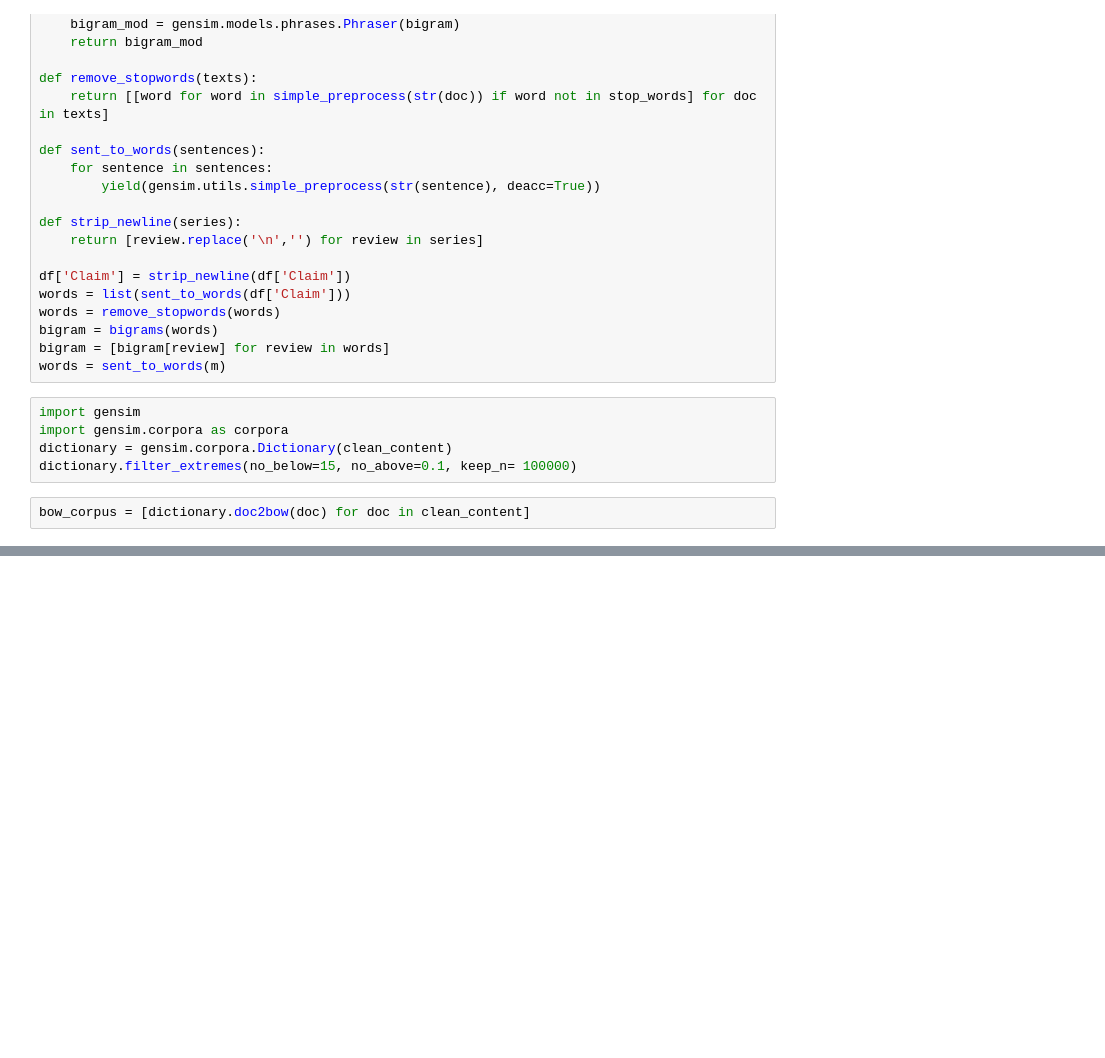
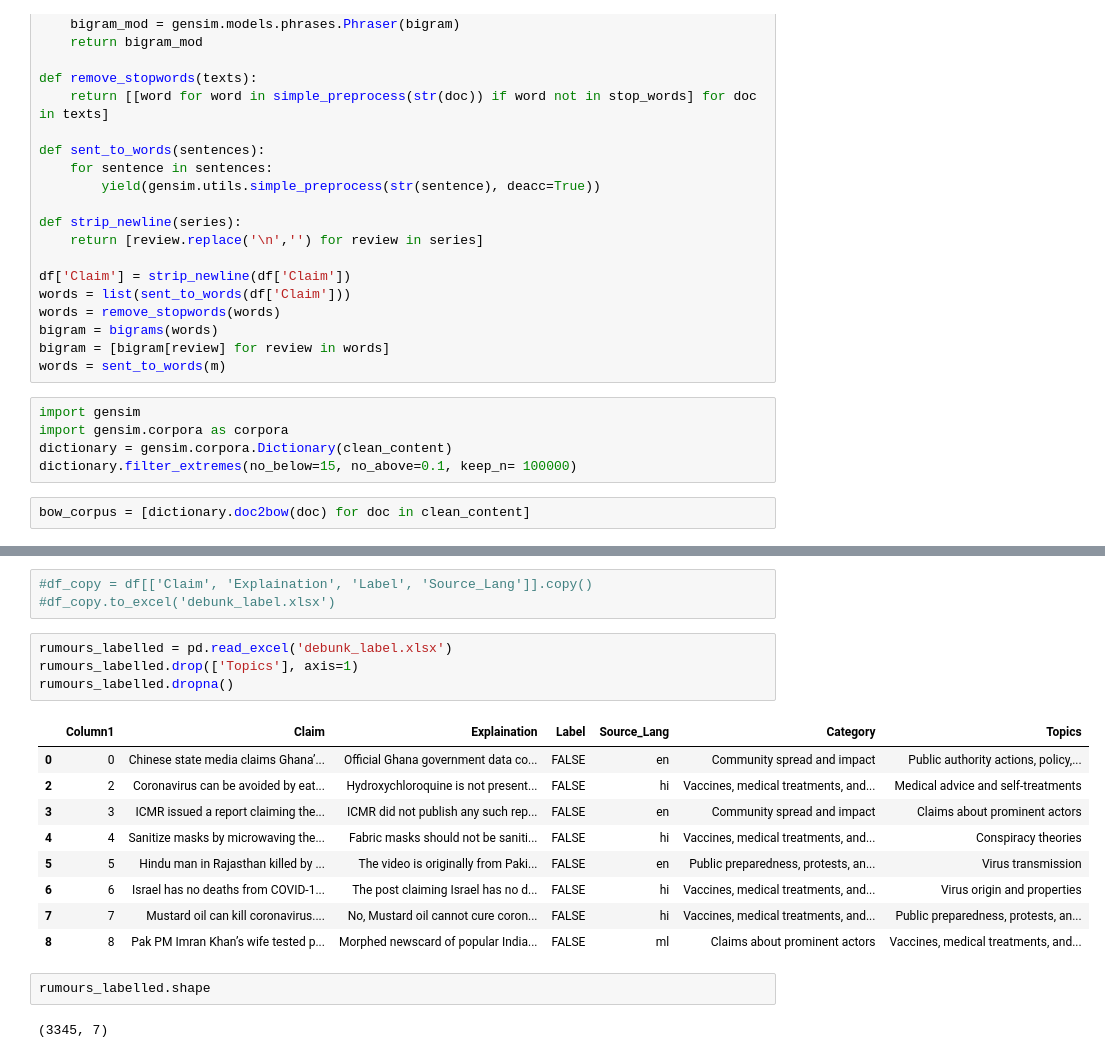
Before and after one commit to harvey-cash/covid-rumours, a Jupyter notebook: Darwin.ipynb, the cells around one changed output, grey strips where cells are left out. Cells and saved outputs as stored; diff of their text form; blank space fills up the shorter version.

```diff
--- a/Darwin.ipynb
+++ b/Darwin.ipynb
@@ -152,0 +232,21 @@ df_new[:6]
+# %%
+#df_copy = df[['Claim', 'Explaination', 'Label', 'Source_Lang']].copy()
+#df_copy.to_excel('debunk_label.xlsx')
+# %%
+rumours_labelled = pd.read_excel('debunk_label.xlsx')
+rumours_labelled.drop(['Topics'], axis=1)
+rumours_labelled.dropna()
+# %% [output]
+|  | Column1 | Claim | Explaination | Label | Source_Lang | Category | Topics |
+| 0 | 0 | Chinese state media claims Ghana’... | Official Ghana government data co... | FALSE | en | Community spread and impact | Public authority actions, policy,... |
+| 2 | 2 | Coronavirus can be avoided by eat... | Hydroxychloroquine is not present... | FALSE | hi | Vaccines, medical treatments, and... | Medical advice and self-treatments |
+| 3 | 3 | ICMR issued a report claiming the... | ICMR did not publish any such rep... | FALSE | en | Community spread and impact | Claims about prominent actors |
+| 4 | 4 | Sanitize masks by microwaving the... | Fabric masks should not be saniti... | FALSE | hi | Vaccines, medical treatments, and... | Conspiracy theories |
+| 5 | 5 | Hindu man in Rajasthan killed by ... | The video is originally from Paki... | FALSE | en | Public preparedness, protests, an... | Virus transmission |
+| 6 | 6 | Israel has no deaths from COVID-1... | The post claiming Israel has no d... | FALSE | hi | Vaccines, medical treatments, and... | Virus origin and properties |
+| 7 | 7 | Mustard oil can kill coronavirus.... | No, Mustard oil cannot cure coron... | FALSE | hi | Vaccines, medical treatments, and... | Public preparedness, protests, an... |
+| 8 | 8 | Pak PM Imran Khan’s wife tested p... | Morphed newscard of popular India... | FALSE | ml | Claims about prominent actors | Vaccines, medical treatments, and... |
+# %%
+rumours_labelled.shape
+# %% [output]
+(3345, 7)
```
Also changed, not shown: parts of 20 cells of this notebook, 1 other file.
